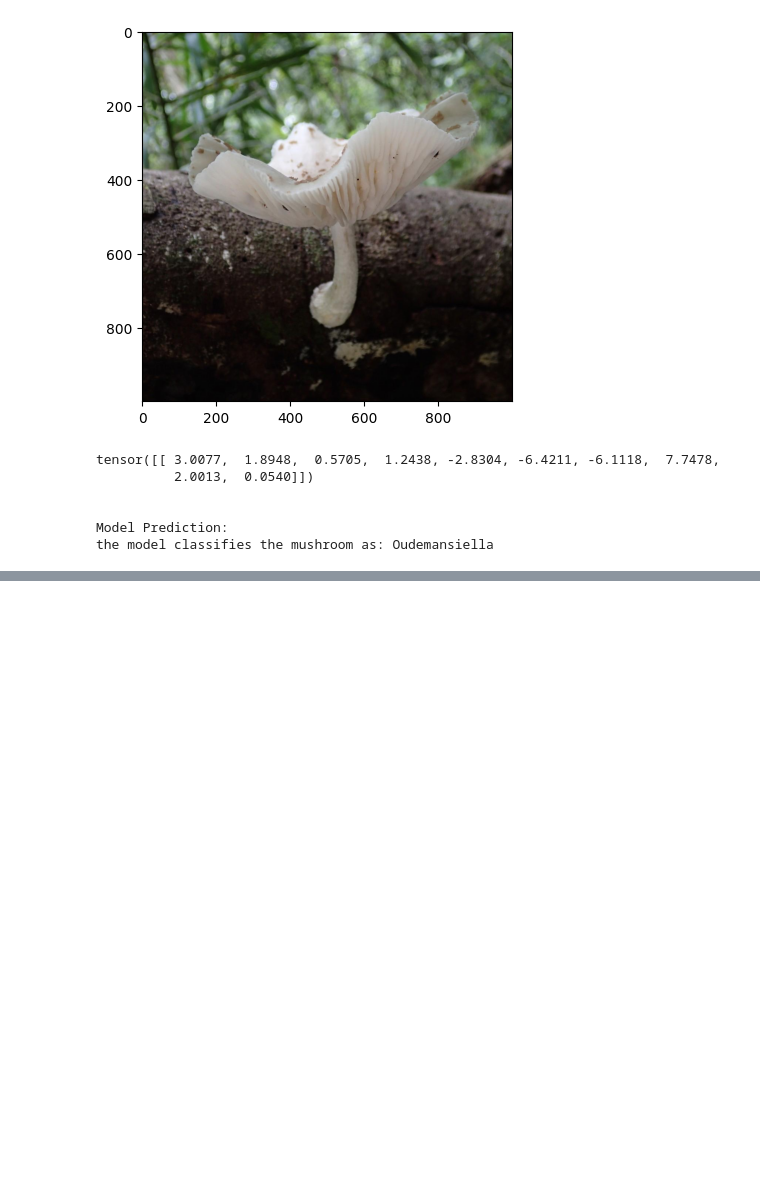
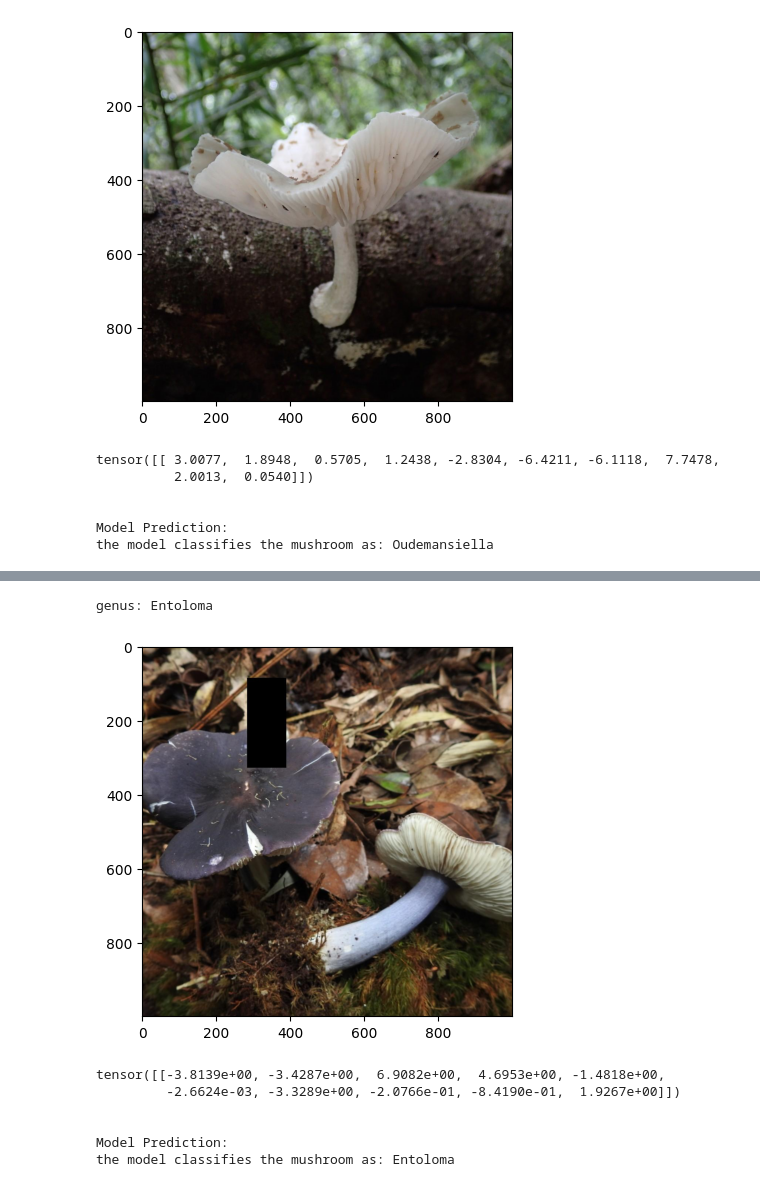
Before and after one commit to nbiancolin/convolutional-neural-nuts, a Jupyter notebook: src/qualitativeFunction.ipynb, the cells around one changed output, grey strips where cells are left out. Cells and saved outputs as stored; diff of their text form; code cells hidden in the pictures; blank space fills up the shorter version.

```diff
--- a/src/qualitativeFunction.ipynb
+++ b/src/qualitativeFunction.ipynb
@@ -116,0 +206,20 @@ the model classifies the mushroom as: Oudemansiella
+# %%
+print(f"genus: {randomKeyList[i]}")
+img = plt.imread(randomImgList[i])
+plt.imshow(img)
+plt.show()
+
+
+#Call the function
+output = testOutModel(randomImgList[i])
+print(f"the model classifies the mushroom as: {output}")
+i += 1
+# %% [output]
+genus: Entoloma
+[figure, added]
+tensor([[-3.8139e+00, -3.4287e+00,  6.9082e+00,  4.6953e+00, -1.4818e+00,
+         -2.6624e-03, -3.3289e+00, -2.0766e-01, -8.4190e-01,  1.9267e+00]])
+
+
+Model Prediction:
+the model classifies the mushroom as: Entoloma
```
Also changed, not shown: parts of 6 cells of this notebook, 1 other file.
